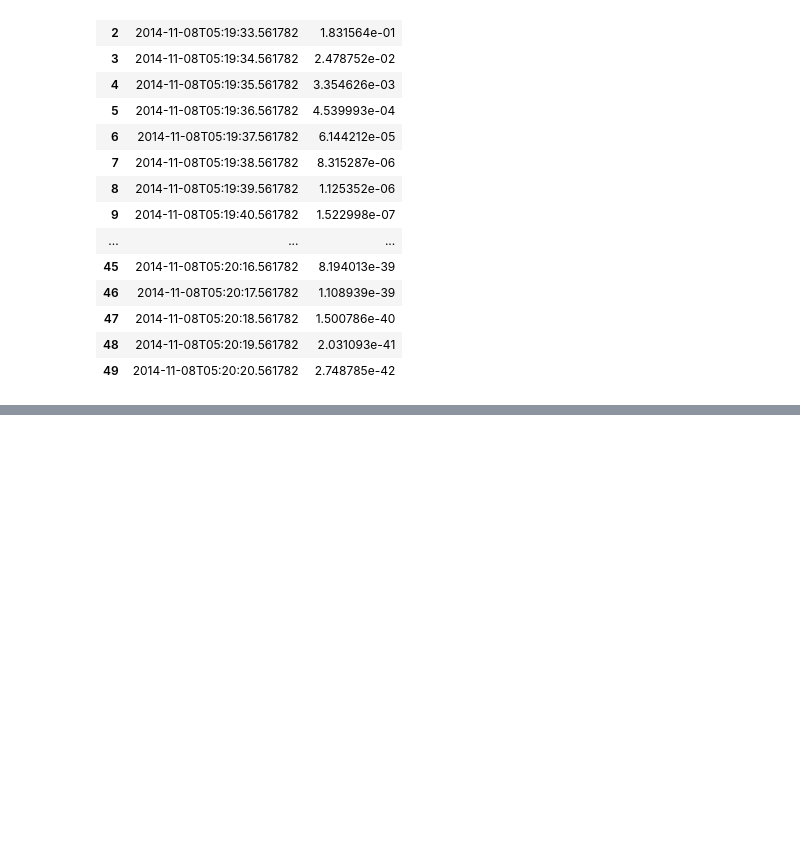
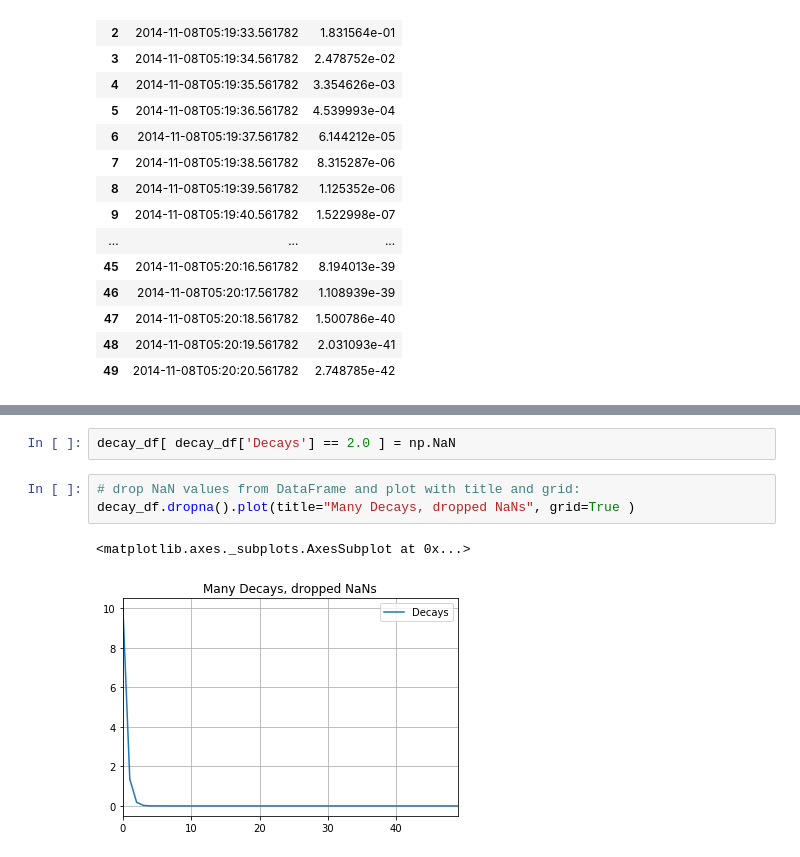
Before and after one commit to ostueker/CMSC6950-2017, a Jupyter notebook: lectures/ch07-analysis-and-viz.ipynb, the cells around one changed output, grey strips where cells are left out. Drawn from its saved outputs; the diff is of its cells as text; blank space fills up the shorter version.

```diff
--- a/lectures/ch07-analysis-and-viz.ipynb
+++ b/lectures/ch07-analysis-and-viz.ipynb
@@ -150,0 +275,8 @@ decay_df.dropna()
+# %%
+decay_df[ decay_df['Decays'] == 2.0 ] = np.NaN
+# %%
+# drop NaN values from DataFrame and plot with title and grid:
+decay_df.dropna().plot(title="Many Decays, dropped NaNs", grid=True )
+# %% [output]
+<matplotlib.axes._subplots.AxesSubplot at 0x...>
+[figure, added]
```
Also changed, not shown: parts of 27 cells of this notebook, 1 other file.
